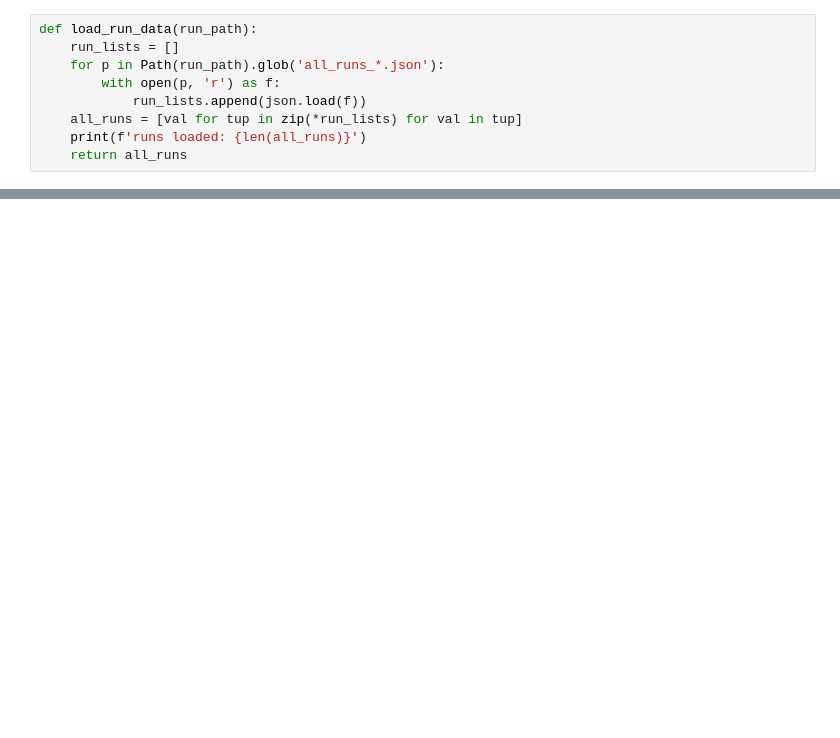
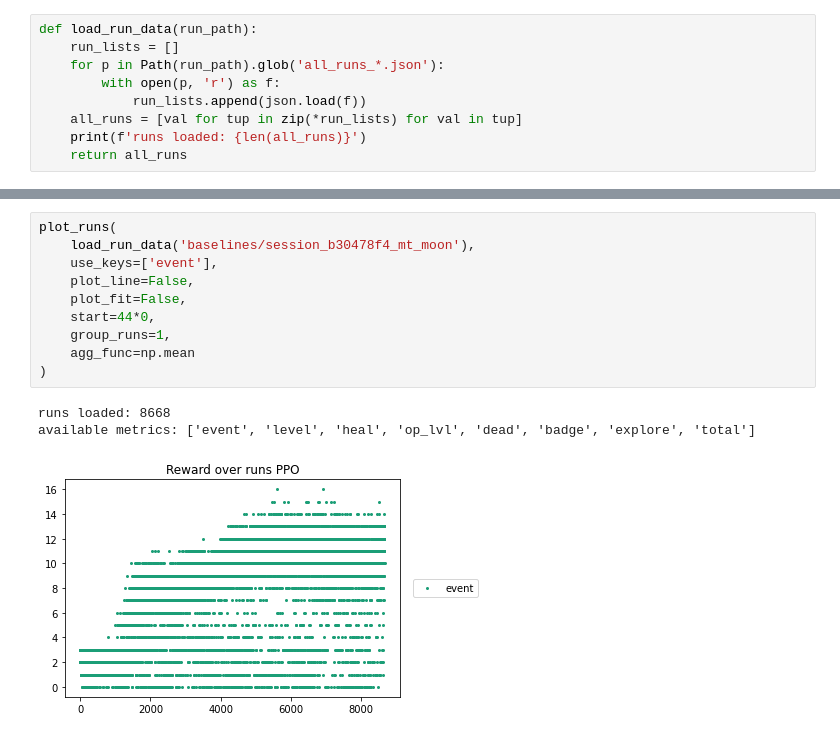
Before and after one commit to PWhiddy/PokemonRedExperiments, a Jupyter notebook: VisualizeProgress.ipynb, the cells around one changed output, grey strips where cells are left out. Saved outputs shown, nothing was run; the diff lists cells and outputs as text; blank space fills up the shorter version.

```diff
--- a/VisualizeProgress.ipynb
+++ b/VisualizeProgress.ipynb
@@ -75,0 +115,14 @@ def plot_runs(
+# %%
+plot_runs(
+    load_run_data('baselines/session_b30478f4_mt_moon'),
+    use_keys=['event'],
+    plot_line=False,
+    plot_fit=False,
+    start=44*0,
+    group_runs=1,
+    agg_func=np.mean
+)
+# %% [output]
+runs loaded: 8668
+available metrics: ['event', 'level', 'heal', 'op_lvl', 'dead', 'badge', 'explore', 'total']
+[figure, added]
```
Also changed, not shown: parts of 11 cells of this notebook.
